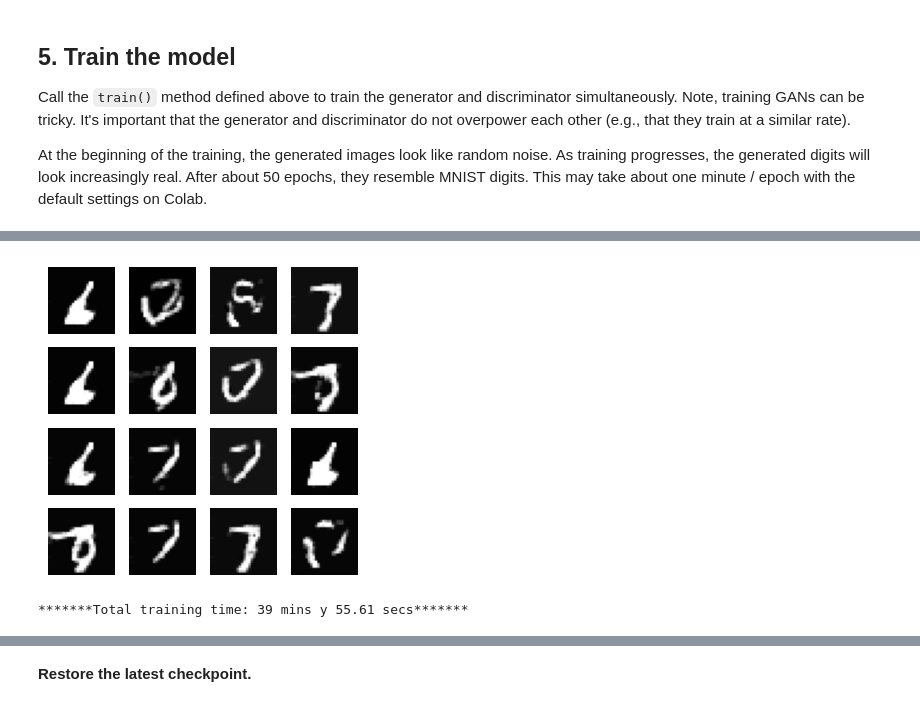
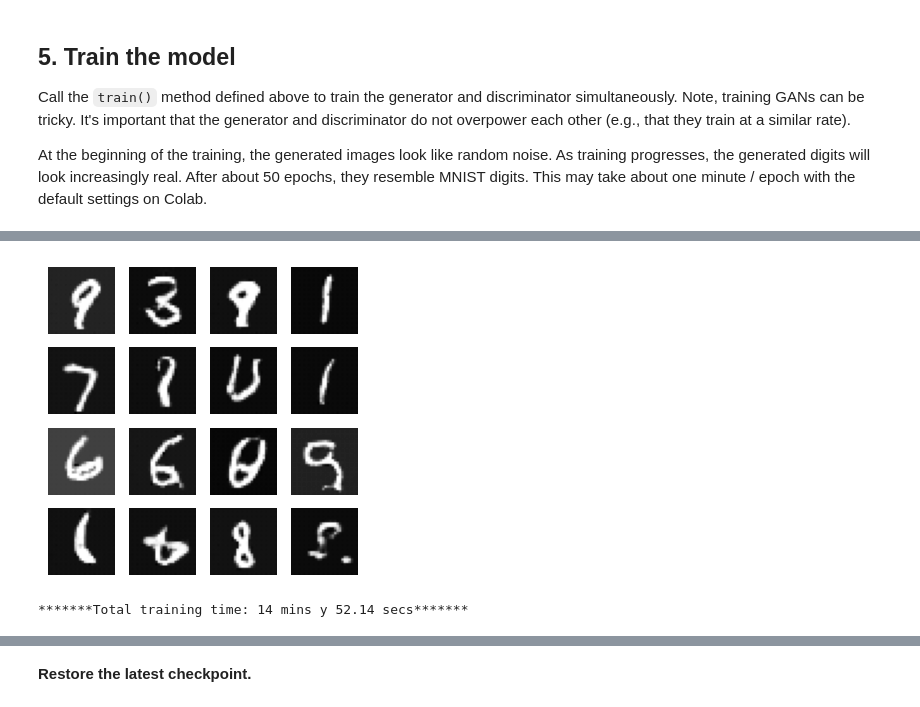
Before and after one commit to pintamonas4575/RLGAN-project-MAADM-UPM, a Jupyter notebook: RLGAN-p2-DC-GAN.ipynb, the cells around one changed output, grey strips where cells are left out. Cells and saved outputs as stored; diff of their text form; code cells hidden in the pictures.

Commit message:
DCGAN también hecha, no tocar, a por la WGAN-GP

```diff
--- a/RLGAN-p2-DC-GAN.ipynb
+++ b/RLGAN-p2-DC-GAN.ipynb
@@ -105,7 +107,7 @@ plt.imshow(generated_image[0, :, :, 0], cmap='gray')
 ### The Discriminator
 # %%
 def make_discriminator_model() -> Sequential:
-    model = Sequential()
+    model = Sequential(name="DCGAN_Discriminator_Model")
 
     # First Conv2D layer
     model.add(Conv2D(16, kernel_size=(3, 3), strides=(2, 2), padding='same', input_shape=[28, 28, 1]))
@@ -125,10 +127,7 @@ def make_discriminator_model() -> Sequential:
     model.add(LeakyReLU())
     model.add(Dropout(0.25))
 
-    # Flatten the feature maps
     model.add(Flatten())
-
-    # Fully connected layer for classification
     model.add(Dense(1, activation='sigmoid'))
 
     return model
@@ -209,6 +202,12 @@ seed = tf.random.normal([num_examples_to_generate, noise_dim])
 # %% [markdown]
 The training loop begins with generator receiving a random seed as input. That seed is used to produce an image. The discriminator is then used to classify real images (drawn from the training set) and fakes images (produced by the generator). The loss is calculated for each of these models, and the gradients are used to update the generator and discriminator.
 # %%
+num_examples_to_generate = 16
+
+# You will reuse this seed overtime
+# (so it's easier to visualize progress in the animated GIF)
+seed = tf.random.normal([num_examples_to_generate, noise_dim])
+
 @tf.function
 def train_step(images: tf.Tensor) -> None:
     noise = tf.random.normal([BATCH_SIZE, noise_dim])
@@ -219,13 +218,15 @@ def train_step(images: tf.Tensor) -> None:
         disc_real_output = discriminator(images, training=True)
         disc_fake_outputs = discriminator(generated_images, training=True)
 
+        gen_loss = generator_loss(disc_fake_outputs)
         disc_loss = discriminator_loss(disc_real_output, disc_fake_outputs)
-        gen_loss = generator_loss(disc_fake_outputs)
 
     gradients_of_generator = gen_tape.gradient(gen_loss, generator.trainable_variables)
     gradients_of_discriminator = disc_tape.gradient(disc_loss, discriminator.trainable_variables)
     generator_optimizer.apply_gradients(zip(gradients_of_generator, generator.trainable_variables))
     discriminator_optimizer.apply_gradients(zip(gradients_of_discriminator, discriminator.trainable_variables))
+
+    return gen_loss, disc_loss
 # %% [markdown]
 **Generate and save images**
 # %%
@@ -245,30 +246,42 @@ def generate_and_save_images(model: Sequential, epoch: int, test_input: np.ndarr
         plt.show()
     plt.close()
 # %%
-def train(dataset, epochs: int, trace: int) -> None:
+def train(dataset: tf.data.Dataset, epochs: int, trace: int) -> None:
+    gen_loss_history = []
+    disc_loss_history = []
     total_start = time.time()
     for epoch in range(epochs):
         start = time.time()
 
+        gen_episode_loss = 0
+        disc_episode_loss = 0
+
         for image_batch in dataset:
-            train_step(image_batch)
+            gen_loss, disc_loss = train_step(image_batch)
+            gen_episode_loss += gen_loss
+            disc_episode_loss += disc_loss
 
-        generate_and_save_images(model=generator, epoch=epoch+1, test_input=seed, show_figure=False)
+        generate_and_save_images(model=generator, epoch=epoch, test_input=seed, show_figure=False)
 
-        if (epoch + 1) % trace == 0:
+        if epoch % trace == 0:
             checkpoint.save(file_prefix=checkpoint_prefix)
-            print(f"Epoch {epoch + 1}: {time.time()-start:.2f} secs")
+            print(f'Epoch {epoch}: {time.time()-start:.2f} secs, gen loss: {gen_episode_loss / BATCH_SIZE}, disc loss: {disc_episode_loss / BATCH_SIZE}')
+
+        gen_loss_history.append(gen_episode_loss / BATCH_SIZE)
+        disc_loss_history.append(disc_episode_loss / BATCH_SIZE)
 
     generate_and_save_images(model=generator, epoch=epochs, test_input=seed, show_figure=True)
     minutos, segundos = divmod(time.time()-total_start, 60)
     print(f"*******Total training time: {int(minutos)} mins y {segundos:.2f} secs*******")
+
+    return gen_loss_history, disc_loss_history
 # %% [markdown]
 ## **5. Train the model**
 Call the `train()` method defined above to train the generator and discriminator simultaneously. Note, training GANs can be tricky. It's important that the generator and discriminator do not overpower each other (e.g., that they train at a similar rate).
 
 At the beginning of the training, the generated images look like random noise. As training progresses, the generated digits will look increasingly real. After about 50 epochs, they resemble MNIST digits. This may take about one minute / epoch with the default settings on Colab.
 # %%
-EPOCHS = 1000
-trace = 250
-train(train_dataset, EPOCHS, trace)
+EPOCHS = 500
+trace = 50
+gen_loss_history, disc_loss_history = train(train_dataset, EPOCHS, trace)
 # %% [output]
@@ -279,2 +298,2 @@ Time for epoch 1000: 2.54 secs
-[figure, old version]
+[figure, new version]
-*******Total training time: 39 mins y 55.61 secs*******
+*******Total training time: 14 mins y 52.14 secs*******
```
Also changed, not shown: parts of 14 cells of this notebook, 5 other files.
